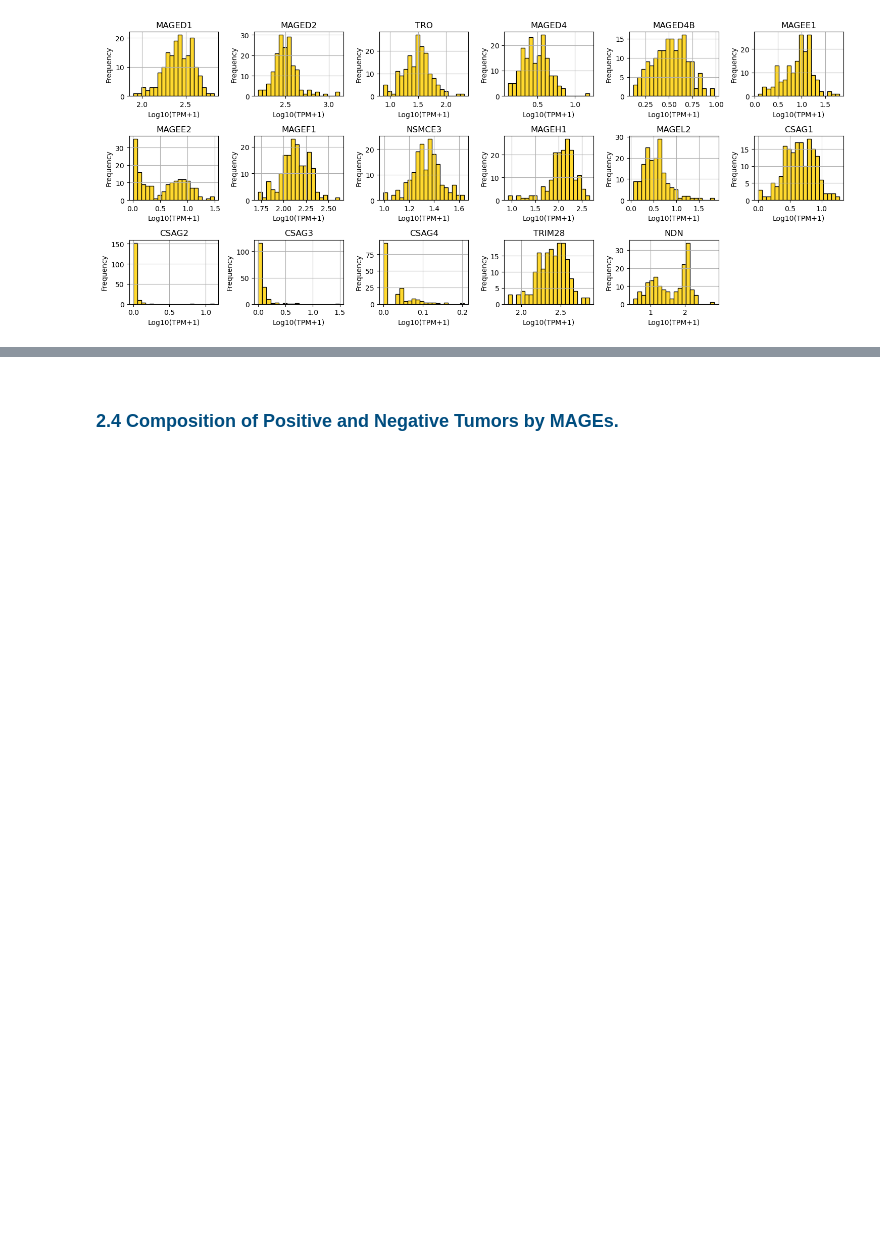
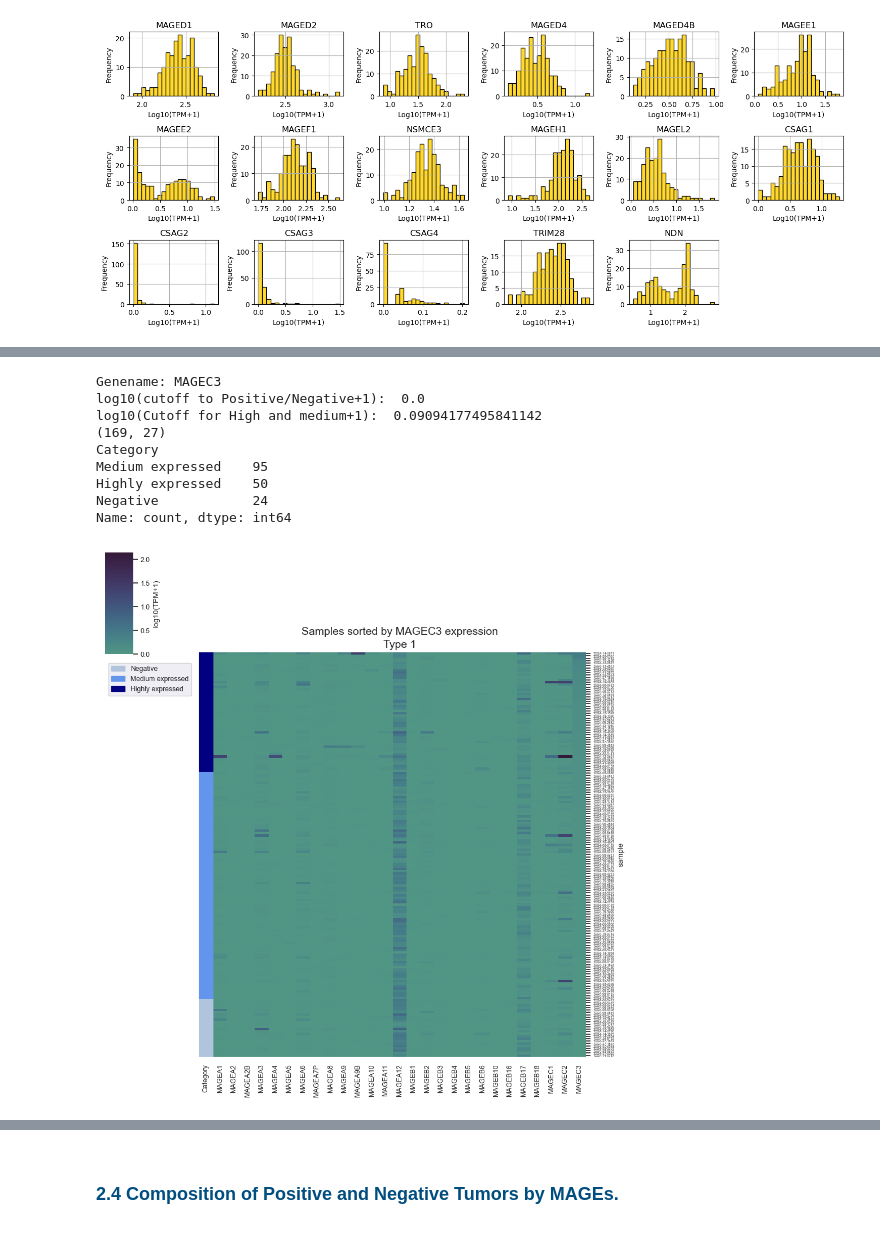
Before and after one commit to jidiaz/TCGA-TTU, a Jupyter notebook: TC3R/Output/TCGA.ipynb, the cells around one changed output, grey strips where cells are left out. Cells and saved outputs as stored; diff of their text form; code cells hidden in the pictures; blank space fills up the shorter version.

```diff
--- a/TC3R/Output/TCGA.ipynb
+++ b/TC3R/Output/TCGA.ipynb
@@ -414,0 +334,67 @@ plt.show()
+# %%
+# Define the diverging color palette
+custom_cmap = sns.cubehelix_palette(start=.8, rot=-1, as_cmap=True)
+# Print information about the data
+print('Genename: ' + GeneName)
+print('log10(cutoff to Positive/Negative+1): ', np.log10(PosNegCriteria + 1))
+print('log10(Cutoff for High and medium+1): ', np.log10(cutoff_value + 1))
+# Sort the DataFrame based on GeneName column
+sorted_df_numeric = df_numeric.sort_values(by=GeneName, ascending=False)
+# Group rows into four categories based on sorted values of GeneName
+sorted_df_numeric['Category'] = pd.cut(sorted_df_numeric[GeneName], bins=[-np.inf, PosNegCriteria, cutoff_value, np.inf], labels=['Negative', 'Medium expressed', 'Highly expressed'])
+# Map categories to colors
+color_map = {'Negative': 'lightsteelblue', 'Medium expressed': 'cornflowerblue', 'Highly expressed': 'navy'}
+# Convert category labels to colors
+row_colors = sorted_df_numeric['Category'].map(color_map)
+# Normalize expression values
+type1_df = np.log10(sorted_df_numeric[Type1] + 1)
+print(type1_df.shape)
+print(sorted_df_numeric['Category'].value_counts())
+# Set font scale
+sns.set(font_scale=0.8)
+# Create the heatmap
+g = sns.clustermap(type1_df, center=0, cbar_kws={'label': 'log10(TPM+1)'}, row_cluster=False, col_cluster=False, xticklabels=True, yticklabels=True, cmap=custom_cmap, row_colors=row_colors)
+# Set font size for y-axis labels
+g.ax_heatmap.set_yticklabels(g.ax_heatmap.get_ymajorticklabels(), fontsize=3)
+# Set title
+g.ax_heatmap.set_title('Type 1', fontsize=14)
+# Set tick parameters
+g.ax_heatmap.tick_params(axis='y', which='major', labelsize=4)
+# Add text annotation indicating the ordering using GeneName
+g.ax_heatmap.text(0.5, 1.05, 'Samples sorted by ' + GeneName + ' expression', horizontalalignment='center', verticalalignment='center', transform=g.ax_heatmap.transAxes, fontsize=14)
+# Create a color bar for the category labels
+color_bar = sns.color_palette([color_map[x] for x in ['Negative', 'Medium expressed', 'Highly expressed']])
+legend = plt.legend(handles=[plt.Rectangle((0, 0), 1, 1, color=color) for color in color_bar], labels=color_map.keys(), bbox_to_anchor=(0.000000000001, -0.05), loc='upper left')
+# Show the plot
+plt.show()
+
+# Normalize expression values
+type2_df = np.log10(sorted_df_numeric[Type2] + 1)
+# Set font scale
+sns.set(font_scale=0.8)
+# Create the heatmap
+g = sns.clustermap(type2_df, center=0, cbar_kws={'label': 'log10(TPM+1)'}, row_cluster=False, col_cluster=False, xticklabels=True, yticklabels=True, cmap=custom_cmap, row_colors=row_colors)
+# Set font size for y-axis labels
+g.ax_heatmap.set_yticklabels(g.ax_heatmap.get_ymajorticklabels(), fontsize=3)
+# Set title
+g.ax_heatmap.set_title('Type 2', fontsize=14)
+# Set tick parameters
+g.ax_heatmap.tick_params(axis='y', which='major', labelsize=4)
+# Add text annotation indicating the ordering using GeneName
+g.ax_heatmap.text(0.5, 1.05, 'Samples sorted by ' + GeneName + ' expression', horizontalalignment='center', verticalalignment='center', transform=g.ax_heatmap.transAxes, fontsize=14)
+# Create a color bar for the category labels
+color_bar = sns.color_palette([color_map[x] for x in ['Negative', 'Medium expressed', 'Highly expressed']])
+legend = plt.legend(handles=[plt.Rectangle((0, 0), 1, 1, color=color) for color in color_bar], labels=color_map.keys(), bbox_to_anchor=(0.000000000001, -0.05), loc='upper left')
+# Show the plot
+plt.show()
+# %% [output]
+Genename: MAGEC3
+log10(cutoff to Positive/Negative+1):  0.0
+log10(Cutoff for High and medium+1):  0.09094177495841142
+(169, 27)
+Category
+Medium expressed    95
+Highly expressed    50
+Negative            24
+Name: count, dtype: int64
+[figure, added]
```
Also changed, not shown: parts of 24 cells of this notebook, 1 other file.
